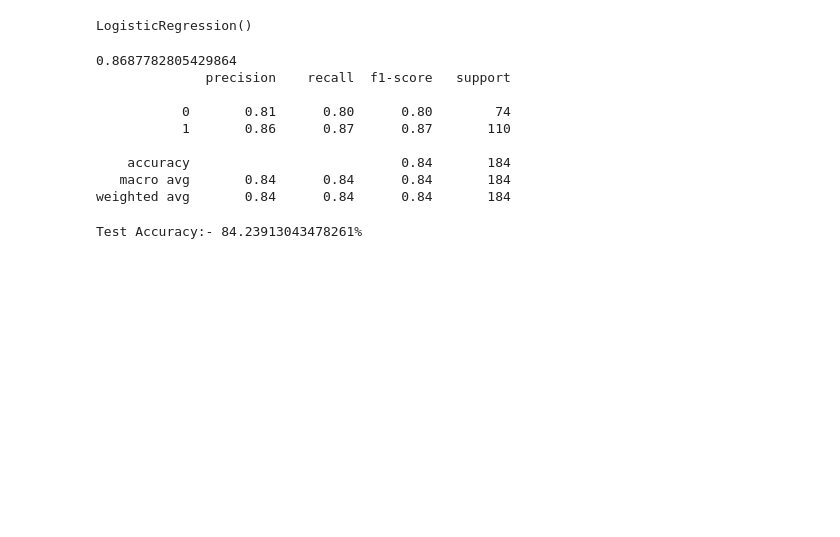
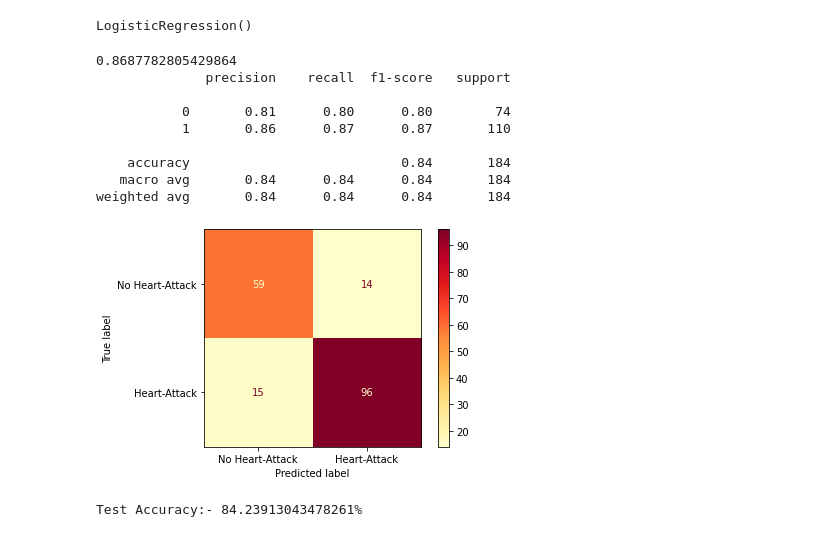
Before and after one commit to RishikeshYadav95/CS513_KDDM, a Jupyter notebook: CS513B_Group3.ipynb, the cells around one changed output. Drawn from its saved outputs; the diff is of its cells as text; code cells hidden in the pictures; blank space fills up the shorter version.

```diff
--- a/CS513B_Group3.ipynb
+++ b/CS513B_Group3.ipynb
@@ -379,6 +379,16 @@ print(classification_report(Y_test, pred))
     accuracy                           0.84       184
    macro avg       0.84      0.84      0.84       184
 weighted avg       0.84      0.84      0.84       184
+# %%
+from sklearn import metrics
+
+confusion_matrix = metrics.confusion_matrix(pred, Y_test)
+cm_display = metrics.ConfusionMatrixDisplay(confusion_matrix = confusion_matrix, display_labels = ["No Heart-Attack", "Heart-Attack"])
+
+cm_display.plot(cmap='YlOrRd')
+plt.show()
+# %% [output]
+[figure, added]
 # %%
 from sklearn.metrics import accuracy_score
 
```
Also changed, not shown: parts of 8 cells of this notebook.
